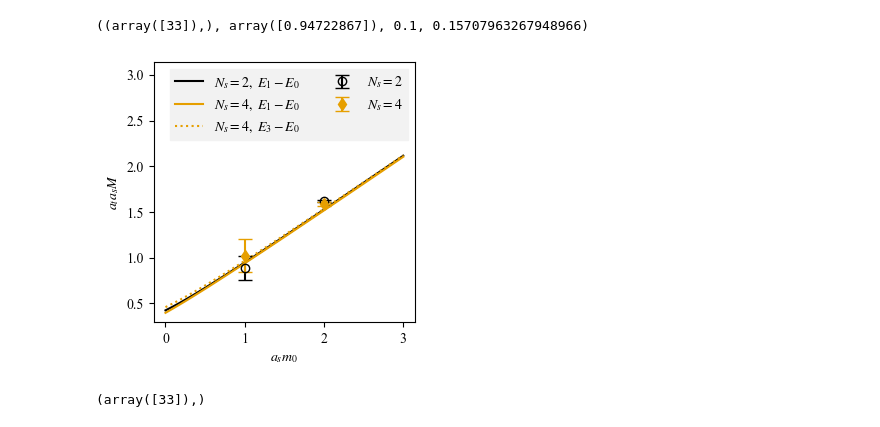
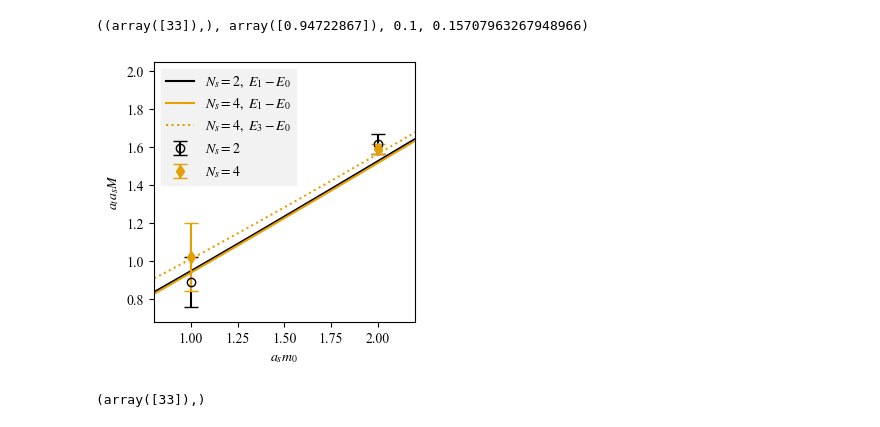
Before and after one commit to hlammiv/z2_matter_qc, a Jupyter notebook: simulation_main/rundata/finalized.ipynb, the cells around one changed output. Saved outputs shown, nothing was run; the diff lists cells and outputs as text; code cells hidden in the pictures.

```diff
--- a/simulation_main/rundata/finalized.ipynb
+++ b/simulation_main/rundata/finalized.ipynb
@@ -1105,7 +1085,7 @@ np.where(m0s == 1), massgap[33], 0.03 / 0.3, 2 * np.pi / 40
 plt.figure(figsize=(3.375, 3.375))
 plt.plot(m0s, massgap, color=colors[0], label=r'$N_s = 2,~E_1 - E_0$')
 plt.plot(m0s, massgap7[:, 0], color=colors[1], label=r'$N_s = 4, ~E_1 - E_0$')
-plt.plot(m0s, massgap7[:, 1], ':', color=colors[1], label=r'$N_s = 4, ~E_3 - E_0$')
+plt.plot(m0s, massgap7[:, 2], ':', color=colors[1], label=r'$N_s = 4, ~E_3 - E_0$')
 # plt.errorbar([1, 2][0], [0.966, 1.616][0],
 #              yerr=[.03 / 0.3, 0.02 / 0.3][0], fmt='o', color=colors[0], capsize=5, label=r'$N_s = 2$ $m_0 = 1$ Nairobi')
 # plt.errorbar([1, 2][0], [1.045, 1.609][0],
@@ -1123,38 +1103,39 @@ plt.plot(m0s, massgap7[:, 1], ':', color=colors[1], label=r'$N_s = 4, ~E_3 - E_0
 #              yerr=[.03 / 0.3, 0.02 / 0.3][0], fmt='d', color=colors[1], capsize=5, fillstyle='none',
 #             label=r'$N_s = 4$ $m_0 = 1$ Jakarta')
 # plt.errorbar([1, 2][0], [1.045, 1.609][0],
 #              yerr=[.03 / 0.3, 0.02 / 0.3][0], fmt='d', color=colors[1], capsize=5, fillstyle='none',
 #             label=r'$N_s = 4$ $m_0 = 1$ Jakarta')
 #==============================
 
 plt.errorbar([1, 2], [0.89, 1.619],
-             yerr=[.13, 0.012], fmt='o', color=colors[0], capsize=5, fillstyle='none',
+             yerr=[.13, 0.053], fmt='o', color=colors[0], capsize=5, fillstyle='none',
             label=r'$N_s = 2$')
 plt.errorbar([1, 2], [1.02, 1.59],
-             yerr=[0.18, 0.021], fmt='d', color=colors[1], capsize=5, fillstyle='full',
+             yerr=[0.18, 0.027], fmt='d', color=colors[1], capsize=5, fillstyle='full',
             label=r'$N_s = 4$')
 
-plt.ylim(0.3, np.pi)
+plt.ylim(0.68, 2.05)
+plt.xlim(0.8, 2.2)
 # plt.errorbar([1, 2], [0.966, 1.616],
 #              yerr=[.03 / 0.3, 0.03 / 0.3], fmt='o', color=colors[0], capsize=5, fillstyle='none',
 #             label=r'$N_s = 2$')
 
 # plt.errorbar(2, 1.605, yerr=0.37 / 2, fmt='o', color=colors[0], capsize=5, fillstyle='none',
 #             label=r'$N_s = 2$ $m_0 = 2$ Jakarta')
 #==========================
 # plt.errorbar([1, 2][1], [1.045, 1.55][1],
 #              yerr=[.03 / 0.3, 0.03 / 0.3][1], fmt='d', color=colors[1], capsize=5,
 #             label=r'$N_s = 4$ $m_0 = 2$ Nairobi')
 # plt.errorbar([2], [1.497],
 #              yerr=[0.37 / 2], fmt='d', color=colors[1], capsize=5,
 #             label=r'$N_s = 4$ $m_0 = 2$ Nairobi')
 plt.xlabel(r'$a_s m_0$')
 plt.ylabel(r'$a_t a_s M$')
 plt.legend(framealpha=1, shadow=False, edgecolor=(0.95, 0.95, 0.95),
-           facecolor=(0.95, 0.95, 0.95), ncol=2, fancybox=False)
+           facecolor=(0.95, 0.95, 0.95), ncol=1, fancybox=False)
 plt.savefig('plots/massdependencev4.pdf')
 # %% [output]
-[figure, old version]
+[figure, new version]
 # %%
 np.where(m0s == 1)
 # %% [output]
```
Also changed, not shown: parts of 2 cells of this notebook, 19 other files.
